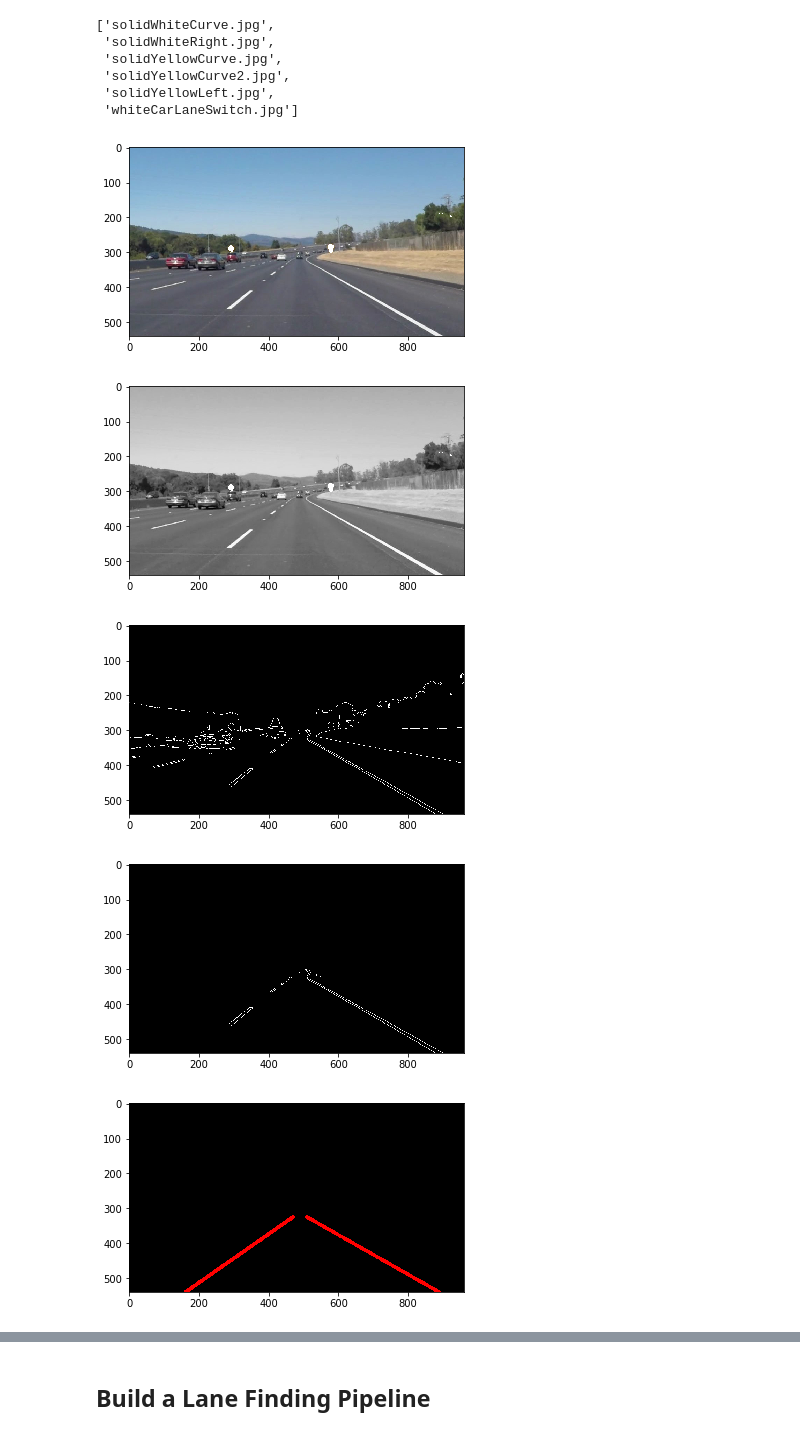
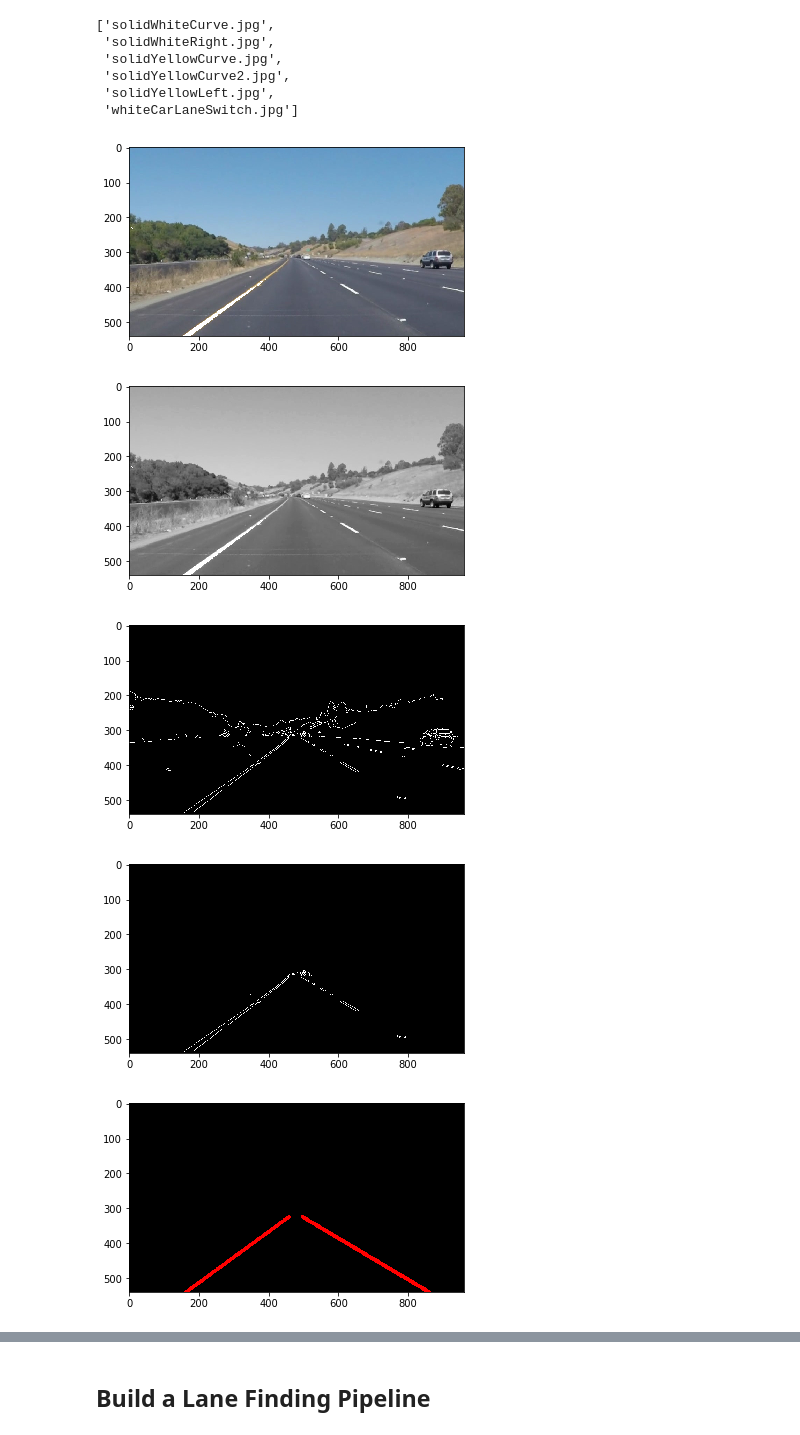
Before and after one commit to chunqiu5ba/Udacity-SDND, a Jupyter notebook: P1.ipynb, the cells around one changed output, grey strips where cells are left out. Cells and saved outputs as stored; diff of their text form; code cells hidden in the pictures.

Commit message:
New line parameter

```diff
--- a/P1.ipynb
+++ b/P1.ipynb
@@ -173,7 +173,7 @@ def region_of_interest(img, vertices):
     #returning the image only where mask pixels are nonzero
     masked_image = cv2.bitwise_and(img, mask)
     return masked_image
-    plt.imshow(masked_image, cmap ='Greys_r')
+    #plt.imshow(masked_image, cmap ='Greys_r')
 # %%
 def draw_lines0(img, lines, color=[255, 0, 0], thickness=4):
     """
@@ -309,48 +309,50 @@ os.listdir("test_images/")
 # Test on images
 for img in os.listdir("test_images/"):
     image = mpimg.imread("test_images/"+img)
     y2w = yellow_to_white(image)
     plt.imsave(("test_images_output/y2w_"+ img), y2w)
 
     gray = grayscale(y2w)
     plt.imsave(("test_images_output/gray_"+ img), gray, cmap='Greys_r')
 
 
     blur_gray = gaussian_blur(gray, 5)
     edges = canny(blur_gray, 50, 200)
     plt.imsave(("test_images_output/edges_"+ img), edges, cmap='Greys_r')
 
     vertices = np.array([[(0,540),(960,540),(510,300),(490,300)]], np.int32)
     masked_edges = region_of_interest(edges, vertices)
     plt.imsave(("test_images_output/mask_"+ img), masked_edges, cmap='Greys_r')
 
-    line_img = hough_lines(masked_edges, 2, np.pi/180, 30, 2, 10)
+    line_img = hough_lines(masked_edges, 2, np.pi/180, 50, 100, 160)
     plt.imsave(("test_images_output/line_"+ img), line_img)
 
 
     lines_edges = weighted_img(line_img, image, α=0.8, β=1., λ=0.)
     #plt.imshow(lines_edges)
     plt.imsave(("test_images_output/" + img), lines_edges)
 
-    plt.figure()
-    plt.imshow(y2w)
-    plt.figure()
-    plt.imshow(gray, cmap='Greys_r')
-    plt.figure()
-    plt.imshow(edges, cmap='Greys_r')
-    plt.figure()
-    plt.imshow(masked_edges, cmap='Greys_r')
-    plt.figure()
-    plt.imshow(line_img)
-    plt.figure()
-    plt.imshow(lines_edges)
+    #show step by step progress with Yellow Curve example
+    if (img == "solidYellowCurve.jpg"):
+        plt.figure()
+        plt.imshow(y2w)
+        plt.figure()
+        plt.imshow(gray, cmap='Greys_r')
+        plt.figure()
+        plt.imshow(edges, cmap='Greys_r')
+        plt.figure()
+        plt.imshow(masked_edges, cmap='Greys_r')
+        plt.figure()
+        plt.imshow(line_img)
+        plt.figure()
+        plt.imshow(lines_edges)
 
 
     # Reset global arrays
     pos_global_m = pos_global_b = neg_global_m = neg_global_b = np.array([])
 # %% [output]
-[figure, old version]
+[figure, new version]
-[figure, old version]
+[figure, new version]
-[figure, old version]
+[figure, new version]
-[figure, old version]
+[figure, new version]
-[figure, old version]
+[figure, new version]
```
Also changed, not shown: parts of 7 cells of this notebook, 15 other files.
